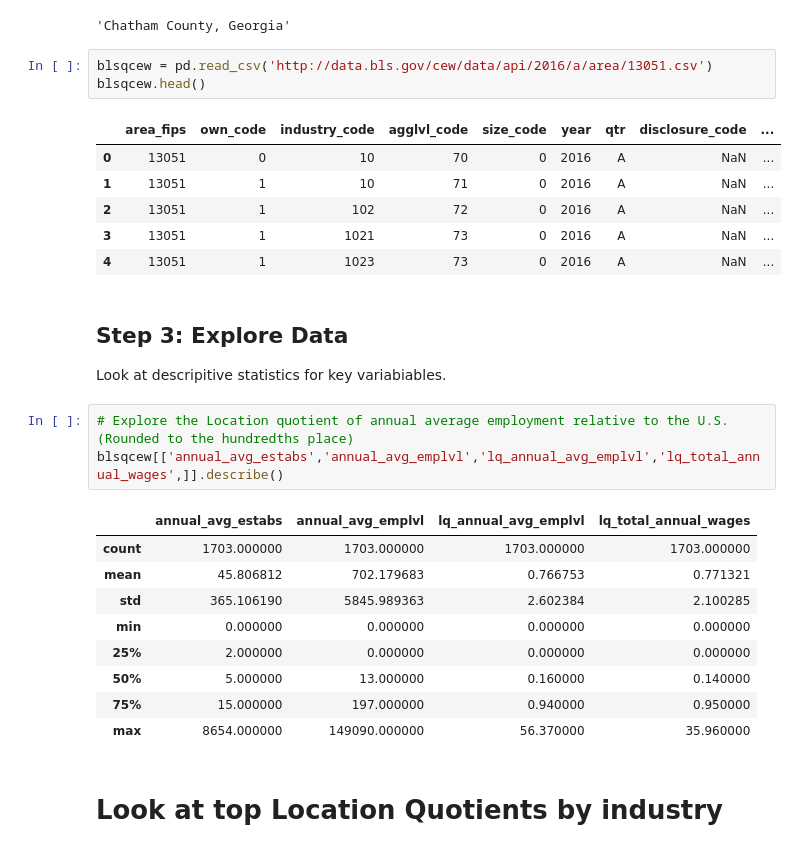
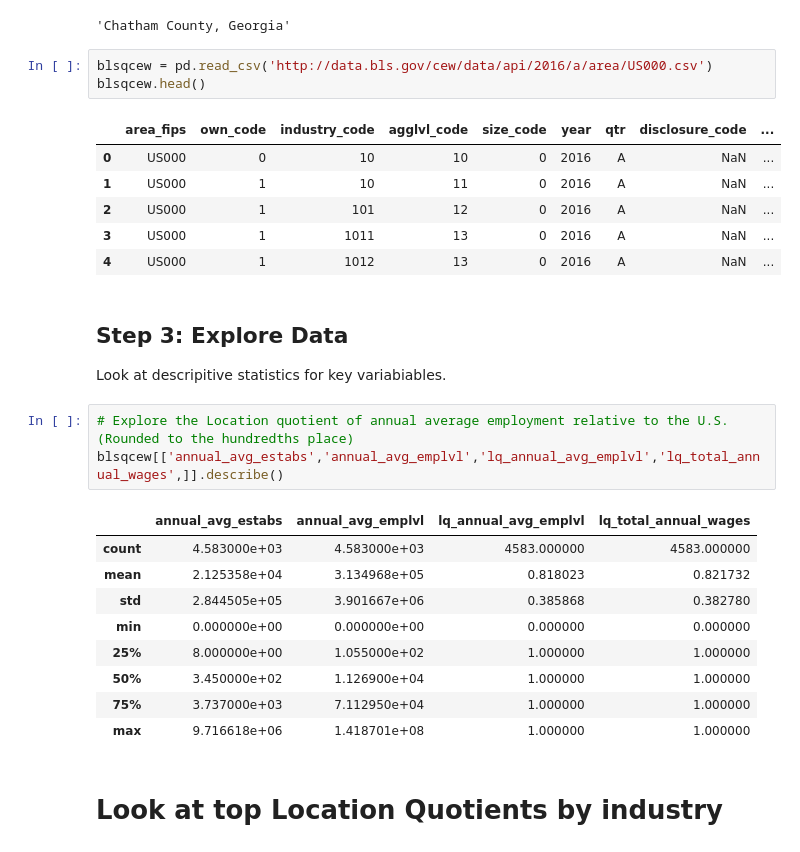
Before and after one commit to npr99/PlanningMethods, a Jupyter notebook: Location_Quotient_Using_BLS_QCEW.ipynb, the cells around one changed output. Saved outputs shown, nothing was run; the diff lists cells and outputs as text.

```diff
--- a/Location_Quotient_Using_BLS_QCEW.ipynb
+++ b/Location_Quotient_Using_BLS_QCEW.ipynb
@@ -70,15 +70,15 @@ area_title
 # %% [output]
 'Chatham County, Georgia'
 # %%
-blsqcew = pd.read_csv('http://data.bls.gov/cew/data/api/2016/a/area/13051.csv')
+blsqcew = pd.read_csv('http://data.bls.gov/cew/data/api/2016/a/area/US000.csv')
 blsqcew.head()
 # %% [output]
 |  | area_fips | own_code | industry_code | agglvl_code | size_code | year | qtr | disclosure_code | ... |
-| 0 | 13051 | 0 | 10 | 70 | 0 | 2016 | A | NaN | ... |
-| 1 | 13051 | 1 | 10 | 71 | 0 | 2016 | A | NaN | ... |
-| 2 | 13051 | 1 | 102 | 72 | 0 | 2016 | A | NaN | ... |
-| 3 | 13051 | 1 | 1021 | 73 | 0 | 2016 | A | NaN | ... |
-| 4 | 13051 | 1 | 1023 | 73 | 0 | 2016 | A | NaN | ... |
+| 0 | US000 | 0 | 10 | 10 | 0 | 2016 | A | NaN | ... |
+| 1 | US000 | 1 | 10 | 11 | 0 | 2016 | A | NaN | ... |
+| 2 | US000 | 1 | 101 | 12 | 0 | 2016 | A | NaN | ... |
+| 3 | US000 | 1 | 1011 | 13 | 0 | 2016 | A | NaN | ... |
+| 4 | US000 | 1 | 1012 | 13 | 0 | 2016 | A | NaN | ... |
 # %% [markdown]
 ## Step 3: Explore Data
 Look at descripitive statistics for key variabiables.
@@ -87,14 +87,14 @@ Look at descripitive statistics for key variabiables.
 blsqcew[['annual_avg_estabs','annual_avg_emplvl','lq_annual_avg_emplvl','lq_total_annual_wages',]].describe()
 # %% [output]
 |  | annual_avg_estabs | annual_avg_emplvl | lq_annual_avg_emplvl | lq_total_annual_wages |
-| count | 1703.000000 | 1703.000000 | 1703.000000 | 1703.000000 |
-| mean | 45.806812 | 702.179683 | 0.766753 | 0.771321 |
-| std | 365.106190 | 5845.989363 | 2.602384 | 2.100285 |
-| min | 0.000000 | 0.000000 | 0.000000 | 0.000000 |
-| 25% | 2.000000 | 0.000000 | 0.000000 | 0.000000 |
-| 50% | 5.000000 | 13.000000 | 0.160000 | 0.140000 |
-| 75% | 15.000000 | 197.000000 | 0.940000 | 0.950000 |
-| max | 8654.000000 | 149090.000000 | 56.370000 | 35.960000 |
+| count | 4.583000e+03 | 4.583000e+03 | 4583.000000 | 4583.000000 |
+| mean | 2.125358e+04 | 3.134968e+05 | 0.818023 | 0.821732 |
+| std | 2.844505e+05 | 3.901667e+06 | 0.385868 | 0.382780 |
+| min | 0.000000e+00 | 0.000000e+00 | 0.000000 | 0.000000 |
+| 25% | 8.000000e+00 | 1.055000e+02 | 1.000000 | 1.000000 |
+| 50% | 3.450000e+02 | 1.126900e+04 | 1.000000 | 1.000000 |
+| 75% | 3.737000e+03 | 7.112950e+04 | 1.000000 | 1.000000 |
+| max | 9.716618e+06 | 1.418701e+08 | 1.000000 | 1.000000 |
 # %% [markdown]
 # Look at top Location Quotients by industry
 # %% [markdown]
```
Also changed, not shown: parts of 18 cells of this notebook.
